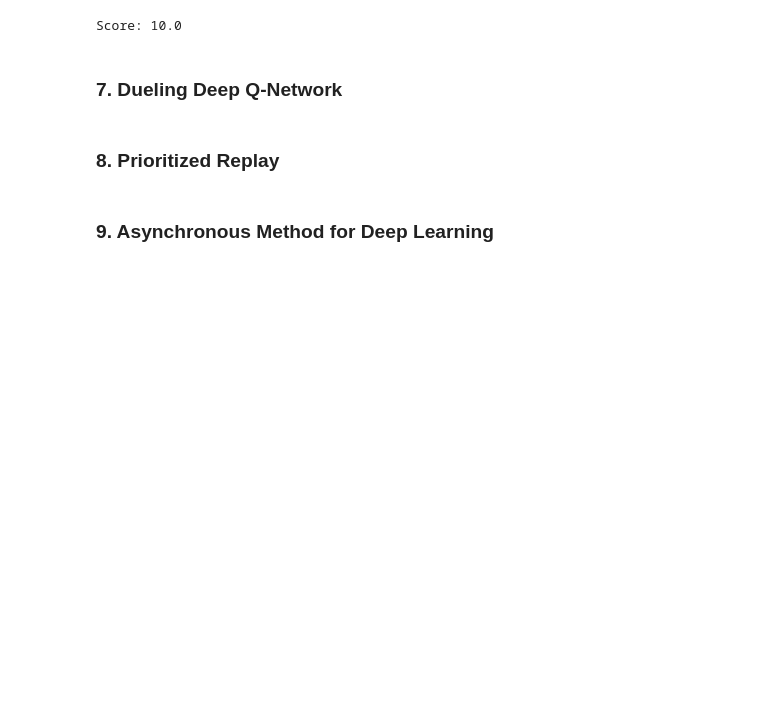
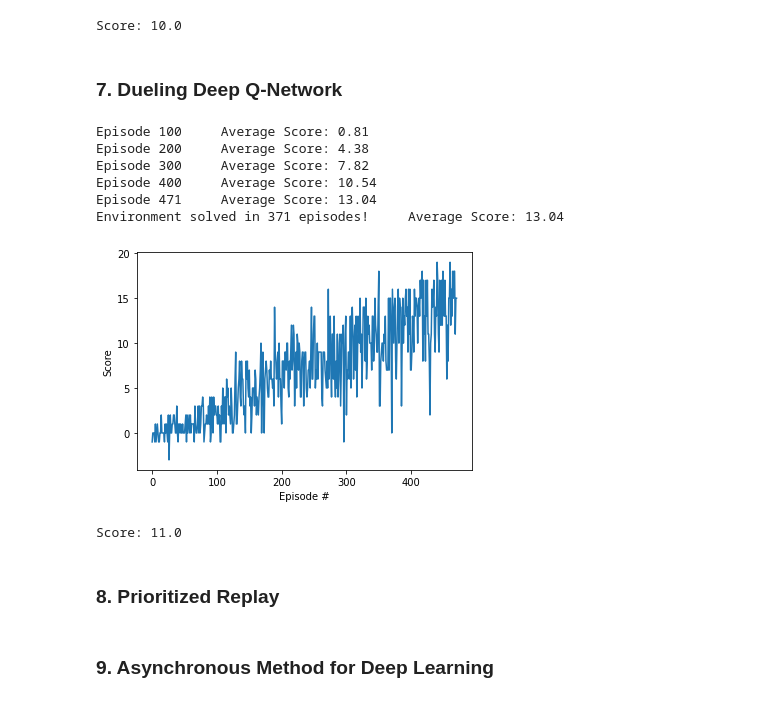
Before and after one commit to dimaga/drlnd-p1-navigation, a Jupyter notebook: Navigation.ipynb, the cells around one changed output. Cells and saved outputs as stored; diff of their text form; code cells hidden in the pictures; blank space fills up the shorter version.

Commit message:
Add Dueling Q Network

```diff
--- a/Navigation.ipynb
+++ b/Navigation.ipynb
@@ -486,3 +523,52 @@ Score: 10.0
+# %%
+class DuelingQAgent(DoubleQAgent):
+    def __init__(self, state_size, action_size, seed):
+        """Initialize an Agent object.
+
+        Params
+        ======
+            state_size (int): dimension of each state
+            action_size (int): dimension of each action
+            seed (int): random seed
+        """
+        self.state_size = state_size
+        self.action_size = action_size
+        self.seed = random.seed(seed)
+
+        # Q-Network
+        self.qnetwork_local = DuelingQNetwork(state_size, action_size, seed).to(device)
+        self.qnetwork_target = DuelingQNetwork(state_size, action_size, seed).to(device)
+        self.optimizer_local = optim.Adam(self.qnetwork_local.parameters(), lr=LR)
+        self.optimizer_target = optim.Adam(self.qnetwork_target.parameters(), lr=LR)
+
+        # Replay memory
+        self.memory = ReplayBuffer(action_size, BUFFER_SIZE, BATCH_SIZE, seed)
+        # Initialize time step (for updating every UPDATE_EVERY steps)
+        self.t_step = 0
+# %%
+dueling_q_agent = DuelingQAgent(
+    state_size=state_size,
+    action_size=action_size,
+    seed=0)
+
+train(agent=dueling_q_agent, file_name="dueling_q.pth")
+# %% [output]
+Episode 100     Average Score: 0.81
+Episode 200     Average Score: 4.38
+Episode 300     Average Score: 7.82
+Episode 400     Average Score: 10.54
+Episode 471     Average Score: 13.04
+Environment solved in 371 episodes!     Average Score: 13.04
+[figure, added]
+# %%
+dueling_q_agent = DuelingQAgent(
+    state_size=state_size,
+    action_size=action_size,
+    seed=0)
+
+test(agent=dueling_q_agent, file_name="dueling_q.pth")
+# %% [output]
+Score: 11.0
 # %% [markdown]
 ### 8. Prioritized Replay
 # %% [markdown]
```
Also changed, not shown: parts of 2 cells of this notebook, 1 other file.
